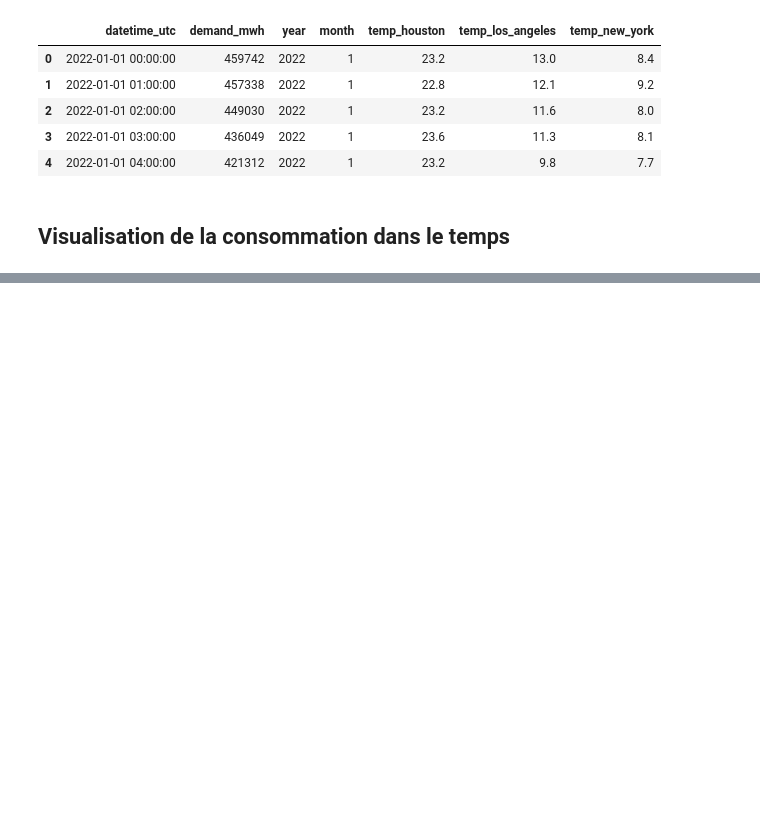
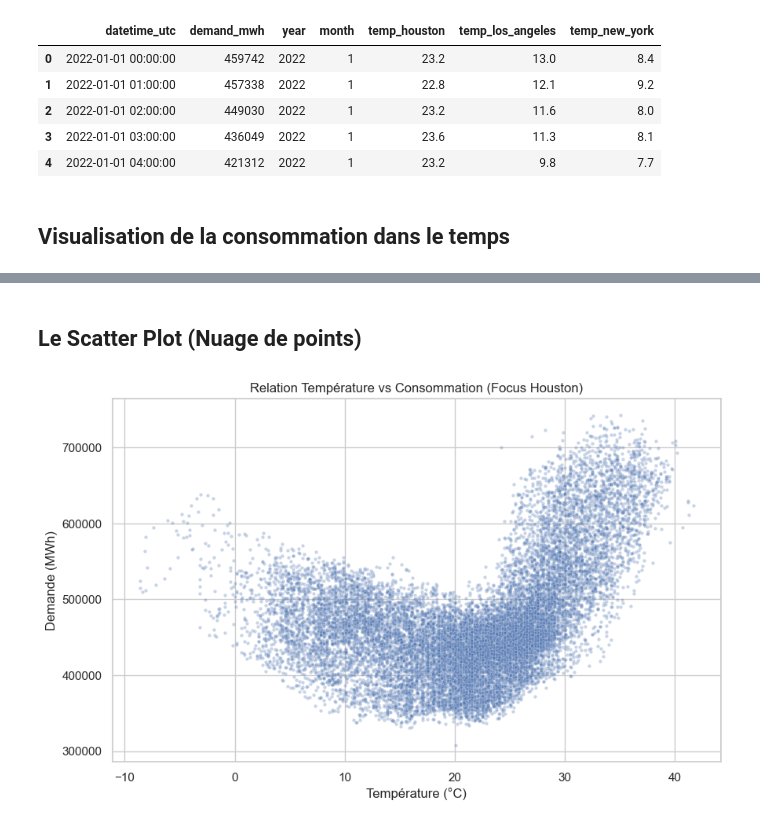
Before and after one commit to Mohamed-Amine-ELASLA/energy-eia-project, a Jupyter notebook: notebooks/01_eda_energy.ipynb, the cells around one changed output, grey strips where cells are left out. Drawn from its saved outputs; the diff is of its cells as text; code cells hidden in the pictures; blank space fills up the shorter version.

```diff
--- a/notebooks/01_eda_energy.ipynb
+++ b/notebooks/01_eda_energy.ipynb
@@ -63,0 +82,11 @@ plt.show()
+# %% [markdown]
+## Le Scatter Plot (Nuage de points)
+# %%
+plt.figure(figsize=(10, 6))
+sns.scatterplot(x=df['temp_houston'], y=df['demand_mwh'], alpha=0.3, s=10)
+plt.title("Relation Température vs Consommation (Focus Houston)")
+plt.xlabel("Température (°C)")
+plt.ylabel("Demande (MWh)")
+plt.show()
+# %% [output]
+[figure, added]
```
Also changed, not shown: parts of 4 cells of this notebook.
